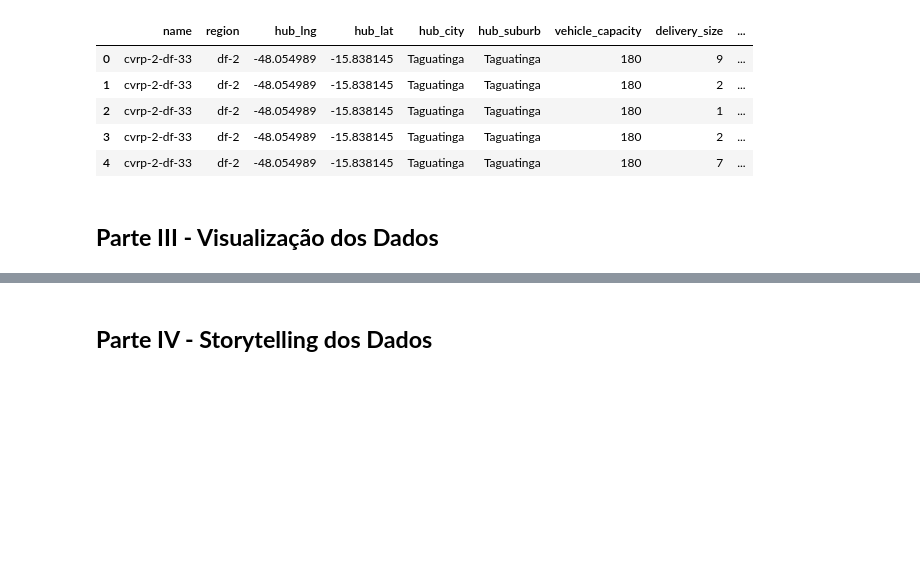
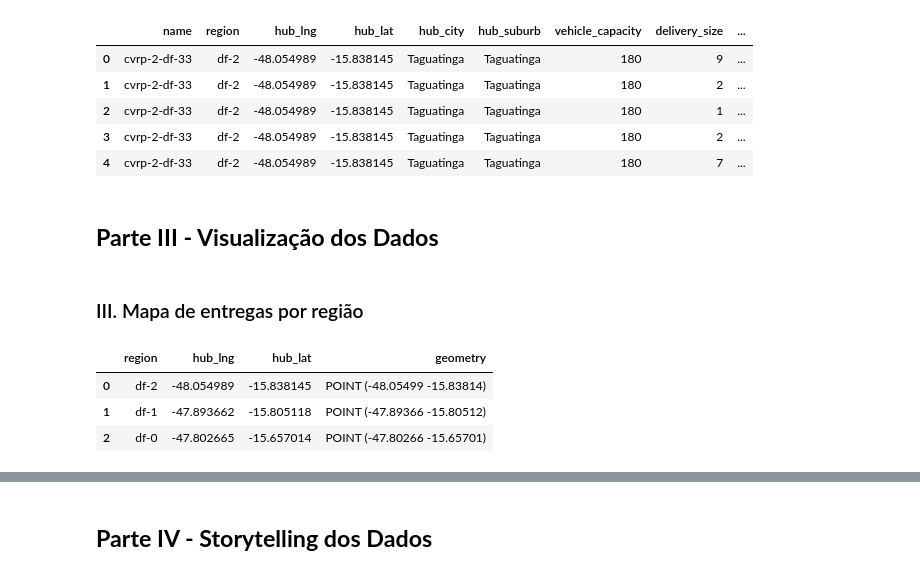
Before and after one commit to r-hugoalves/Analise_Exploratoria_Loggi, a Jupyter notebook: Análise_Exploratória_de_Dados_I.ipynb, the cells around one changed output, grey strips where cells are left out. Drawn from its saved outputs; the diff is of its cells as text; code cells hidden in the pictures; blank space fills up the shorter version.

```diff
--- a/Análise_Exploratória_de_Dados_I.ipynb
+++ b/Análise_Exploratória_de_Dados_I.ipynb
@@ -421,3 +426,5 @@ deliveries_df.head()
 | 4 | cvrp-2-df-33 | df-2 | -48.054989 | -15.838145 | Taguatinga | Taguatinga | 180 | 7 | ... |
 # %% [markdown]
 ## **Parte III - Visualização dos Dados**
+# %% [markdown]
+### III. Mapa de entregas por região
@@ -423,0 +442,11 @@ deliveries_df.head()
+# %%
+# MAPA DOS HUBS
+
+hub_df = deliveries_df[["region", "hub_lng", "hub_lat"]].drop_duplicates().reset_index(drop=True)
+geo_hub_df = geopandas.GeoDataFrame(hub_df, geometry=geopandas.points_from_xy(hub_df["hub_lng"], hub_df["hub_lat"]))
+geo_hub_df.head()
+# %% [output]
+|  | region | hub_lng | hub_lat | geometry |
+| 0 | df-2 | -48.054989 | -15.838145 | POINT (-48.05499 -15.83814) |
+| 1 | df-1 | -47.893662 | -15.805118 | POINT (-47.89366 -15.80512) |
+| 2 | df-0 | -47.802665 | -15.657014 | POINT (-47.80266 -15.65701) |
```
Also changed, not shown: parts of 9 cells of this notebook.
